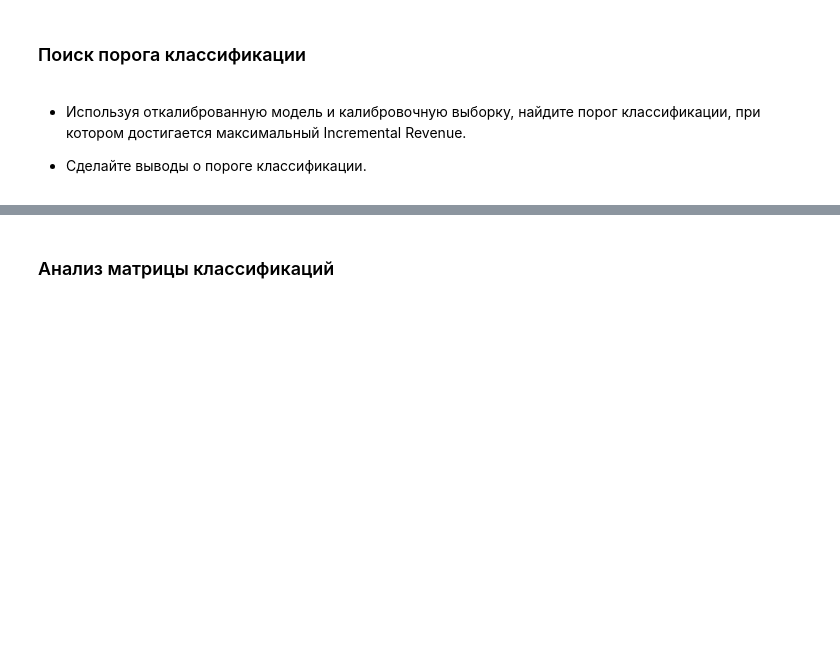
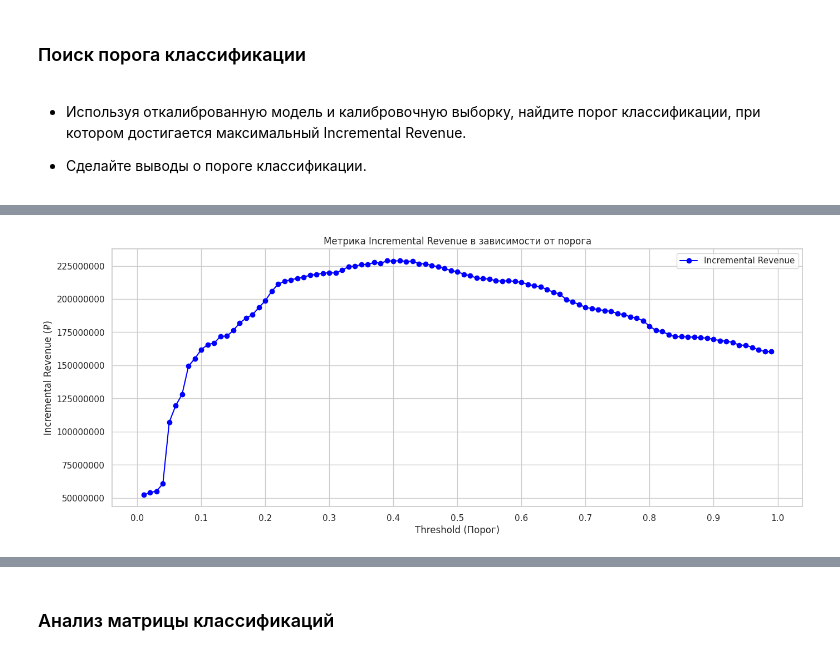
Before and after one commit to danat7075/DS_4_4, a Jupyter notebook: DS_4_4.ipynb, the cells around one changed output, grey strips where cells are left out. Cells and saved outputs as stored; diff of their text form; code cells hidden in the pictures; blank space fills up the shorter version.

```diff
--- a/DS_4_4.ipynb
+++ b/DS_4_4.ipynb
@@ -1941,3 +1985,29 @@ display(styled_final)
 - Выбрав модель, откалибруйте её на полной тренировочной выборке, чтобы повысить обобщающую способность и адаптировать предсказания под бизнес-задачи.
 
 - Сделайте о результатах калибровки модели.
+# %%
+# Лучшая модель по IR  - CatBoost
+# Берем лучшие параметры из Optuna для CatBoost и создаем финальную модель для калибровки
+# Приходится отдельно вытаскивать auto_class_weights, так как он не может быть передан через **best_cat_params из-за логики внутри CalibratedClassifierCV
+best_cat_params = studies['CatBoost'].best_params.copy()
+best_cat_params.pop('weight_mode', None)
+cw = best_cat_params.pop('auto_class_weights', None)
+spw = best_cat_params.pop('scale_pos_weight', None)
+
+balance_kwargs = {}
+if cw is not None:
+    balance_kwargs['auto_class_weights'] = cw
+elif spw is not None:
+    balance_kwargs['scale_pos_weight'] = spw
+
+# Собираем финальный пайплайн
+best_model = Pipeline([
+    ('preprocessor', preprocessor_boost),
+    ('classifier', CatBoostClassifier(
+        **best_cat_params,
+        **balance_kwargs,
+        verbose=0,
+        allow_writing_files=False,
+        random_state=RANDOM_STATE
+    ))
+])
@@ -1947,3 +2084,9 @@ display(styled_final)
 - Используя откалиброванную модель и калибровочную выборку, найдите порог классификации, при котором достигается максимальный Incremental Revenue.
 
 - Сделайте выводы о пороге классификации.
+# %%
+# Получаем вероятности от откалиброванной модели
+probs_calib = calibrated_model.predict_proba(X_calib)[:, 1]
+
+# Вызываем функцию с флагом show_top=True
+best_ir_calib, best_threshold, df_metrics = max_ir_score_func(y_calib, probs_calib)
@@ -1949,0 +2105,13 @@ display(styled_final)
+# %%
+plt.figure(figsize=(16, 6))
+plt.plot(df_metrics['Threshold'], df_metrics['IR'], label='Incremental Revenue', marker='o', color='blue')
+
+plt.xlabel('Threshold (Порог)')
+plt.ylabel('Incremental Revenue (₽)')
+plt.title('Метрика Incremental Revenue в зависимости от порога')
+plt.xticks(np.arange(0.0, 1.01, 0.1))
+plt.legend()
+plt.ticklabel_format(style='plain', axis='y')
+plt.show()
+# %% [output]
+[figure, added]
```
Also changed, not shown: parts of 19 cells of this notebook.
